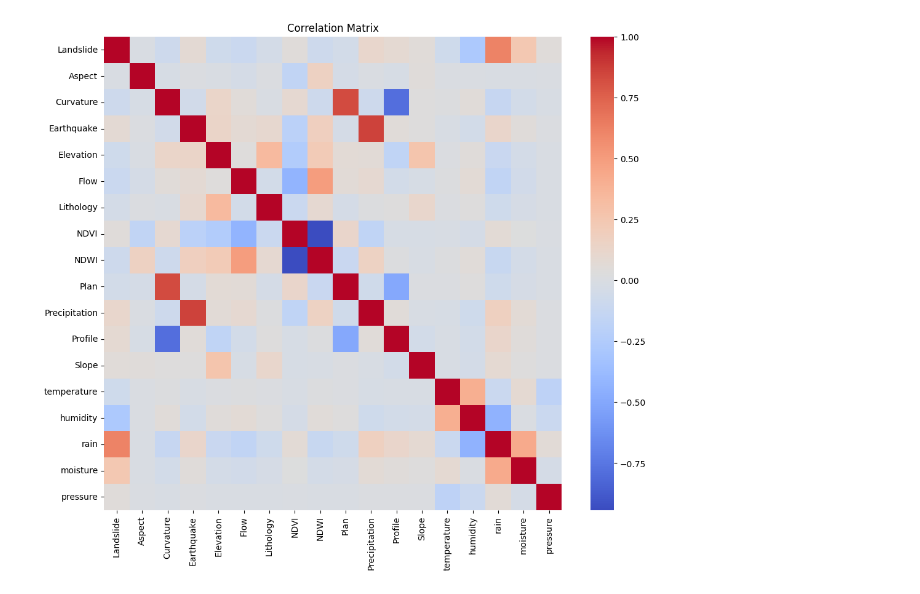
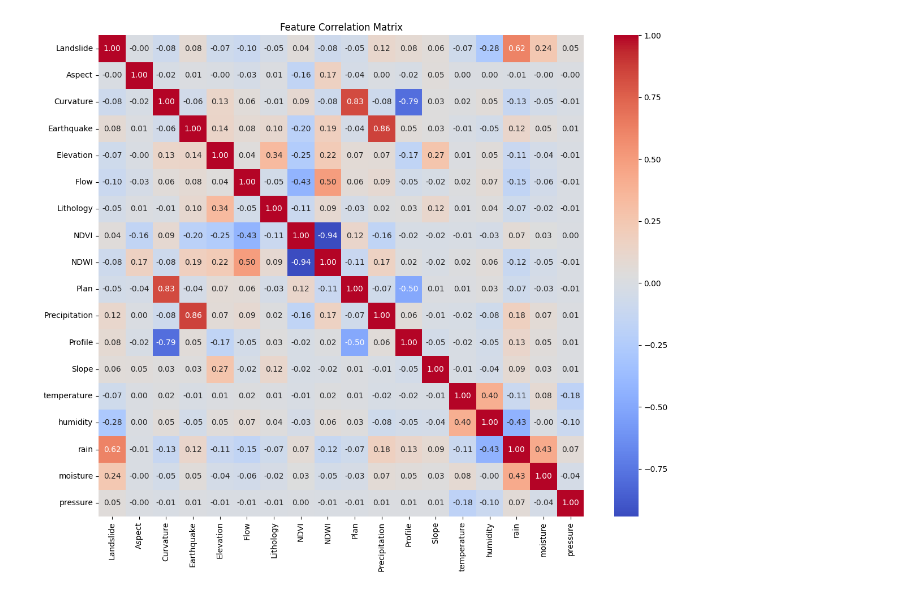
Before and after one commit to boltx393/TremorTrend, a Jupyter notebook: landslide.ipynb, the cells around one changed output. Saved outputs shown, nothing was run; the diff lists cells and outputs as text; code cells hidden in the pictures.

```diff
--- a/landslide.ipynb
+++ b/landslide.ipynb
@@ -9,7 +67,8 @@ from sklearn.impute import SimpleImputer
 # %%
 # Load the data
-data = pd.read_csv(r"C:\Users\iamaa\OneDrive\Documents\GitHub\landslide_prediction\dataset.csv")
-
-# Display basic information about the dataset
+data = pd.read_csv('dataset.csv')
+print("Dataset Info:")
 print(data.info())
+print("\nMissing Values:")
+print(data.isnull().sum())
 # %% [output]
@@ -91,11 +101,10 @@ plt.close()
 # %%
-# Correlation matrix
+# Plot correlation matrix
+plt.figure(figsize=(12, 10))
 corr_matrix = data.corr()
-plt.figure(figsize=(12, 10))
-sns.heatmap(corr_matrix, annot=False, cmap='coolwarm')
-plt.title('Correlation Matrix')
-plt.savefig('correlation_matrix.png')
+sns.heatmap(corr_matrix, annot=True, cmap='coolwarm', fmt='.2f')
+plt.title('Feature Correlation Matrix')
+plt.tight_layout()
 plt.show()
-plt.close()
 # %% [output]
-[figure, old version]
+[figure, new version]
```
Also changed, not shown: parts of 18 cells of this notebook, 8 other files.
